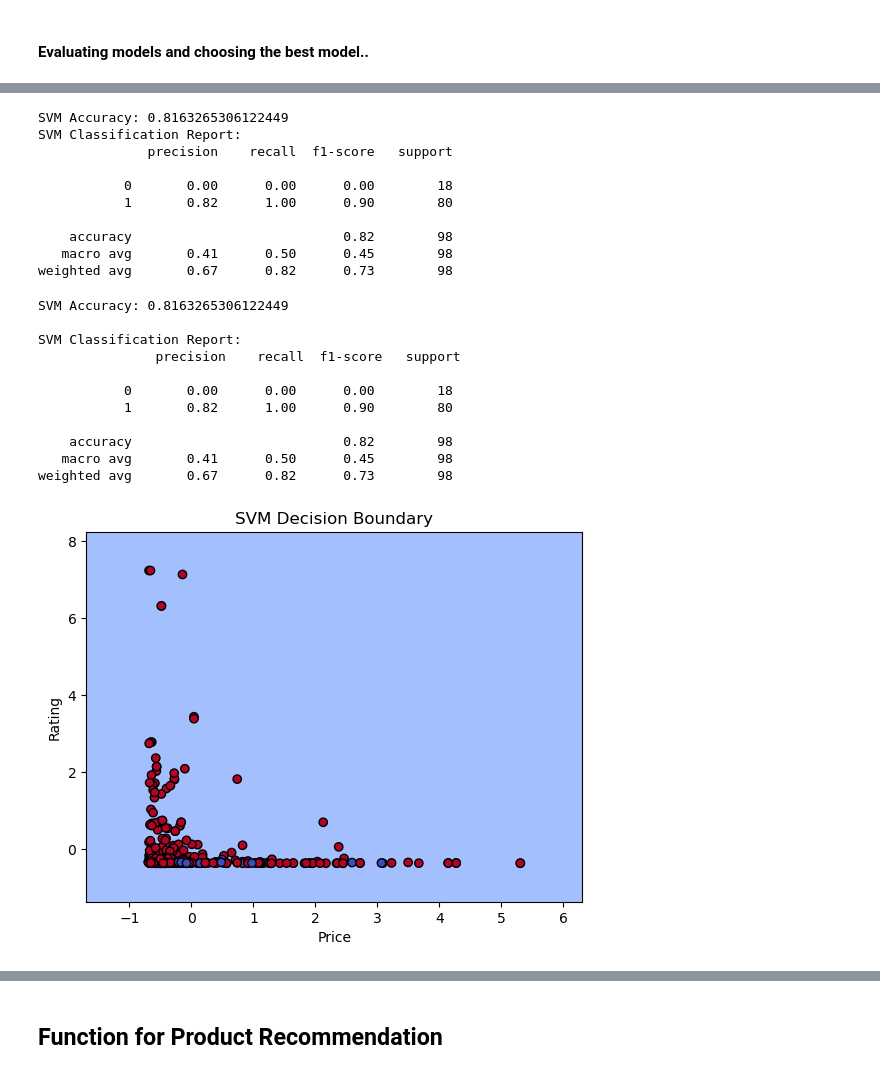
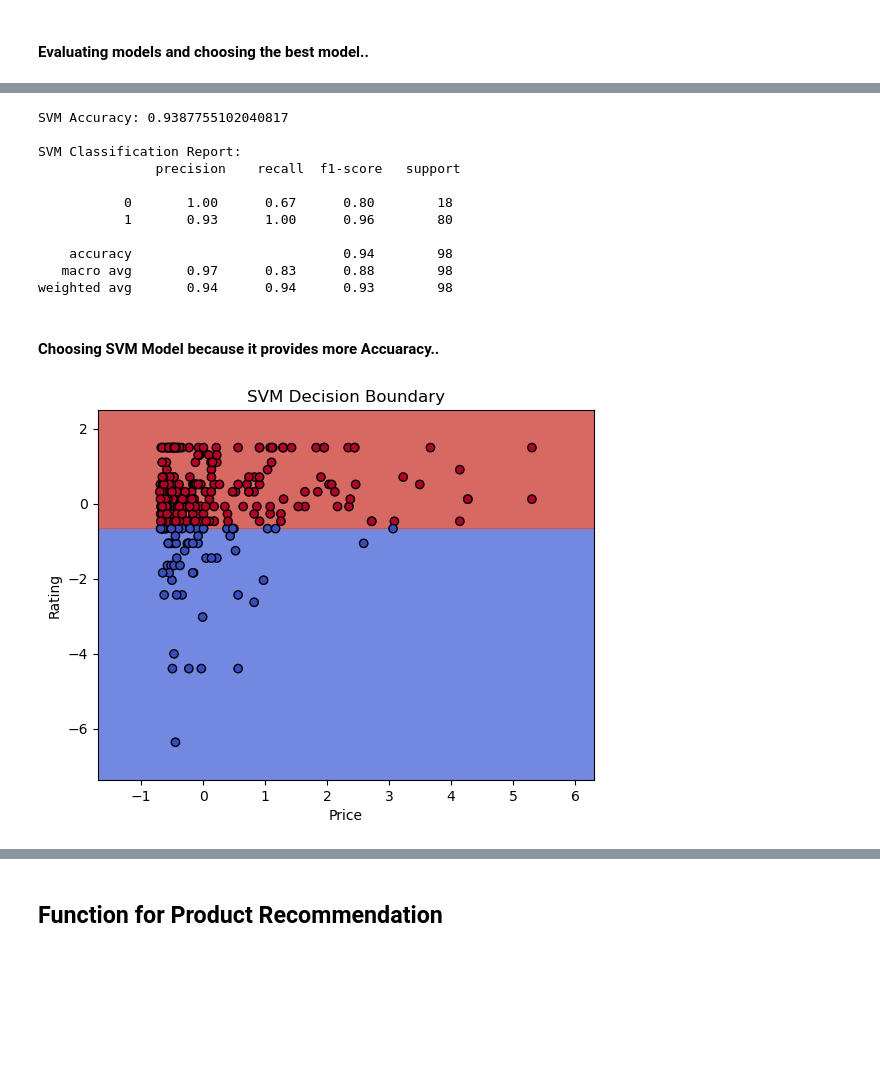
Before and after one commit to nafisatahasin/PRS-app, a Jupyter notebook: Nykaa_Product_Recommendation.ipynb, the cells around one changed output, grey strips where cells are left out. Cells and saved outputs as stored; diff of their text form; code cells hidden in the pictures; blank space fills up the shorter version.

```diff
--- a/Nykaa_Product_Recommendation.ipynb
+++ b/Nykaa_Product_Recommendation.ipynb
@@ -266,10 +266,10 @@ Product Ratings: Ratings are generally high across categories, with some variati
 # Create binary target variable for classification
 from sklearn.model_selection import train_test_split
 # Define the feature set and the target variable
-X = df_clean[['Price', 'Review Count']]
-y_continuous = df_clean['Rating']
+#X = df_clean[['Price', 'Review Count']]
+#y_continuous = df_clean['Rating']
 
-y_binary = (df_clean['Rating'] >= 4).astype(int)
+#y_binary = (df_clean['Rating'] >= 4).astype(int)
 
 # Split the data into training and testing sets for linear regression
 X_train_lr, X_test_lr, y_train_lr, y_test_lr = train_test_split(X, y_continuous, test_size=0.2, random_state=42)
@@ -325,82 +325,60 @@ weighted avg       0.67      0.82      0.73        98
 # %%
-from sklearn.svm import SVC
+# SVM Model
+scaler = StandardScaler()
+X_train = scaler.fit_transform(X_train)
+X_test = scaler.transform(X_test)
 
 # Train the SVM model
-svm_model = SVC()
+svm_model = SVC(kernel='linear', random_state=42)
 svm_model.fit(X_train, y_train)
 
-# Predict on the test set
+# Evaluate the model
 y_pred_svm = svm_model.predict(X_test)
+accuracy_svm = accuracy_score(y_test, y_pred_svm)
 
-# Evaluate the model
-acc_svm = accuracy_score(y_test, y_pred_svm)
-print(f'SVM Accuracy: {acc_svm}')
-print('SVM Classification Report:')
-print(classification_report(y_test, y_pred_svm))
+print("SVM Accuracy:", accuracy_svm)
+print("\nSVM Classification Report:\n", classification_report(y_test, y_pred_svm))
 # %% [output]
-SVM Accuracy: 0.8163265306122449
+SVM Accuracy: 0.9387755102040817
+
 SVM Classification Report:
-              precision    recall  f1-score   support
+               precision    recall  f1-score   support
 
-           0       0.00      0.00      0.00        18
-           1       0.82      1.00      0.90        80
+           0       1.00      0.67      0.80        18
+           1       0.93      1.00      0.96        80
 
-    accuracy                           0.82        98
-   macro avg       0.41      0.50      0.45        98
-weighted avg       0.67      0.82      0.73        98
+    accuracy                           0.94        98
+   macro avg       0.97      0.83      0.88        98
+weighted avg       0.94      0.94      0.93        98
+# %% [markdown]
+#### Choosing SVM Model because it provides more Accuaracy..
 # %%
-# Standardize the features
 import numpy as np
-scaler = StandardScaler()
-X_train = scaler.fit_transform(X_train)
-X_test = scaler.transform(X_test)
-
-# Train the SVM model
-svm_model = SVC(kernel='linear', random_state=42)
-svm_model.fit(X_train, y_train)
-
-# Evaluate the model
-y_pred_svm = svm_model.predict(X_test)
-accuracy_svm = accuracy_score(y_test, y_pred_svm)
-
-print("SVM Accuracy:", accuracy_svm)
-print("\nSVM Classification Report:\n", classification_report(y_test, y_pred_svm))
 
 # Plotting the decision boundary
 def plot_decision_boundary(model, X, y):
     # Define the range of the plot
     x_min, x_max = X[:, 0].min() - 1, X[:, 0].max() + 1
     y_min, y_max = X[:, 1].min() - 1, X[:, 1].max() + 1
     xx, yy = np.meshgrid(np.arange(x_min, x_max, 0.01),
                          np.arange(y_min, y_max, 0.01))
 
     # Predict the function value for the whole grid
     Z = model.predict(np.c_[xx.ravel(), yy.ravel()])
     Z = Z.reshape(xx.shape)
 
     # Plot the contour and training examples
     plt.contourf(xx, yy, Z, alpha=0.8, cmap=plt.cm.coolwarm)
     plt.scatter(X[:, 0], X[:, 1], c=y, edgecolors='k', marker='o', cmap=plt.cm.coolwarm)
     plt.xlabel('Price')
     plt.ylabel('Rating')
     plt.title('SVM Decision Boundary')
     plt.show()
 
 # Plot the decision boundary for training data
 plot_decision_boundary(svm_model, X_train, y_train)
 # %% [output]
-SVM Accuracy: 0.8163265306122449
-
-SVM Classification Report:
-               precision    recall  f1-score   support
-
-           0       0.00      0.00      0.00        18
-           1       0.82      1.00      0.90        80
-
-    accuracy                           0.82        98
-   macro avg       0.41      0.50      0.45        98
-weighted avg       0.67      0.82      0.73        98
-[figure, old version]
+[figure, new version]
 # %%
 # Generate a binary target based on the Rating (e.g., 1 if Rating >= 4, else 0)
 df_clean['Recommended'] = np.where(df_clean['Rating'] >= 4, 1, 0)
```
Also changed, not shown: parts of 5 cells of this notebook.
